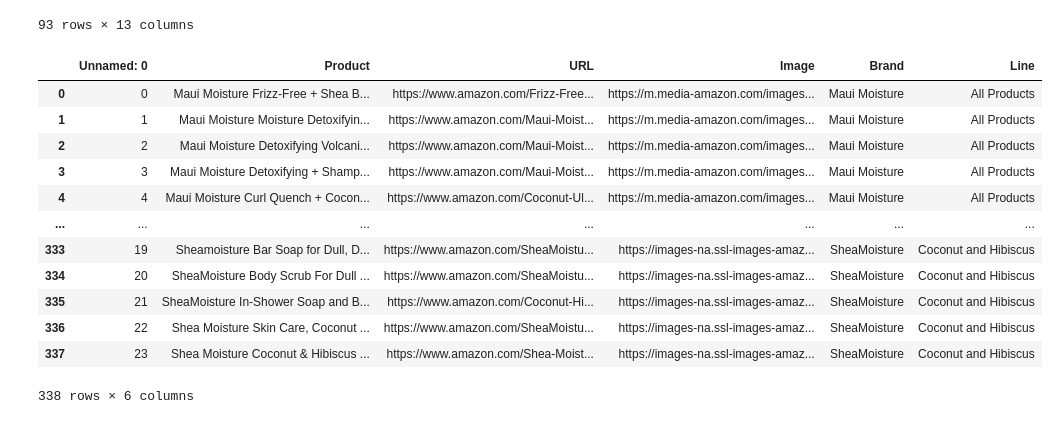
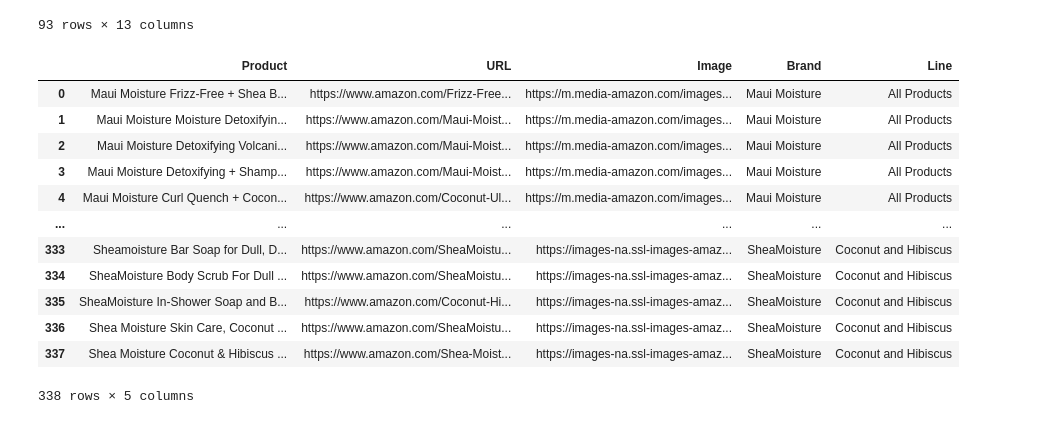
Before and after one commit to morganoneka/haircare, a Jupyter notebook: notebooks/Amazon Prediction.ipynb, the cells around one changed output. Cells and saved outputs as stored; diff of their text form; code cells hidden in the pictures.

```diff
--- a/notebooks/Amazon Prediction.ipynb
+++ b/notebooks/Amazon Prediction.ipynb
@@ -345,18 +345,19 @@ for filename in all_files:
 
 links_df = pd.concat(li, axis=0, ignore_index=True)
 # %%
+links_df = links_df.drop(df.columns[0], axis=1)
 links_df
 # %% [output]
-|  | Unnamed: 0 | Product | URL | Image | Brand | Line |
-| 0 | 0 | Maui Moisture Frizz-Free + Shea B... | https://www.amazon.com/Frizz-Free... | https://m.media-amazon.com/images... | Maui Moisture | All Products |
-| 1 | 1 | Maui Moisture Moisture Detoxifyin... | https://www.amazon.com/Maui-Moist... | https://m.media-amazon.com/images... | Maui Moisture | All Products |
-| 2 | 2 | Maui Moisture Detoxifying Volcani... | https://www.amazon.com/Maui-Moist... | https://m.media-amazon.com/images... | Maui Moisture | All Products |
-| 3 | 3 | Maui Moisture Detoxifying + Shamp... | https://www.amazon.com/Maui-Moist... | https://m.media-amazon.com/images... | Maui Moisture | All Products |
-| 4 | 4 | Maui Moisture Curl Quench + Cocon... | https://www.amazon.com/Coconut-Ul... | https://m.media-amazon.com/images... | Maui Moisture | All Products |
-| ... | ... | ... | ... | ... | ... | ... |
-| 333 | 19 | Sheamoisture Bar Soap for Dull, D... | https://www.amazon.com/SheaMoistu... | https://images-na.ssl-images-amaz... | SheaMoisture | Coconut and Hibiscus |
-| 334 | 20 | SheaMoisture Body Scrub For Dull ... | https://www.amazon.com/SheaMoistu... | https://images-na.ssl-images-amaz... | SheaMoisture | Coconut and Hibiscus |
-| 335 | 21 | SheaMoisture In-Shower Soap and B... | https://www.amazon.com/Coconut-Hi... | https://images-na.ssl-images-amaz... | SheaMoisture | Coconut and Hibiscus |
-| 336 | 22 | Shea Moisture Skin Care, Coconut ... | https://www.amazon.com/SheaMoistu... | https://images-na.ssl-images-amaz... | SheaMoisture | Coconut and Hibiscus |
-| 337 | 23 | Shea Moisture Coconut & Hibiscus ... | https://www.amazon.com/Shea-Moist... | https://images-na.ssl-images-amaz... | SheaMoisture | Coconut and Hibiscus |
+|  | Product | URL | Image | Brand | Line |
+| 0 | Maui Moisture Frizz-Free + Shea B... | https://www.amazon.com/Frizz-Free... | https://m.media-amazon.com/images... | Maui Moisture | All Products |
+| 1 | Maui Moisture Moisture Detoxifyin... | https://www.amazon.com/Maui-Moist... | https://m.media-amazon.com/images... | Maui Moisture | All Products |
+| 2 | Maui Moisture Detoxifying Volcani... | https://www.amazon.com/Maui-Moist... | https://m.media-amazon.com/images... | Maui Moisture | All Products |
+| 3 | Maui Moisture Detoxifying + Shamp... | https://www.amazon.com/Maui-Moist... | https://m.media-amazon.com/images... | Maui Moisture | All Products |
+| 4 | Maui Moisture Curl Quench + Cocon... | https://www.amazon.com/Coconut-Ul... | https://m.media-amazon.com/images... | Maui Moisture | All Products |
+| ... | ... | ... | ... | ... | ... |
+| 333 | Sheamoisture Bar Soap for Dull, D... | https://www.amazon.com/SheaMoistu... | https://images-na.ssl-images-amaz... | SheaMoisture | Coconut and Hibiscus |
+| 334 | SheaMoisture Body Scrub For Dull ... | https://www.amazon.com/SheaMoistu... | https://images-na.ssl-images-amaz... | SheaMoisture | Coconut and Hibiscus |
+| 335 | SheaMoisture In-Shower Soap and B... | https://www.amazon.com/Coconut-Hi... | https://images-na.ssl-images-amaz... | SheaMoisture | Coconut and Hibiscus |
+| 336 | Shea Moisture Skin Care, Coconut ... | https://www.amazon.com/SheaMoistu... | https://images-na.ssl-images-amaz... | SheaMoisture | Coconut and Hibiscus |
+| 337 | Shea Moisture Coconut & Hibiscus ... | https://www.amazon.com/Shea-Moist... | https://images-na.ssl-images-amaz... | SheaMoisture | Coconut and Hibiscus |
-338 rows × 6 columns
+338 rows × 5 columns
```
Also changed, not shown: parts of 1 cell of this notebook, 1 other file.
